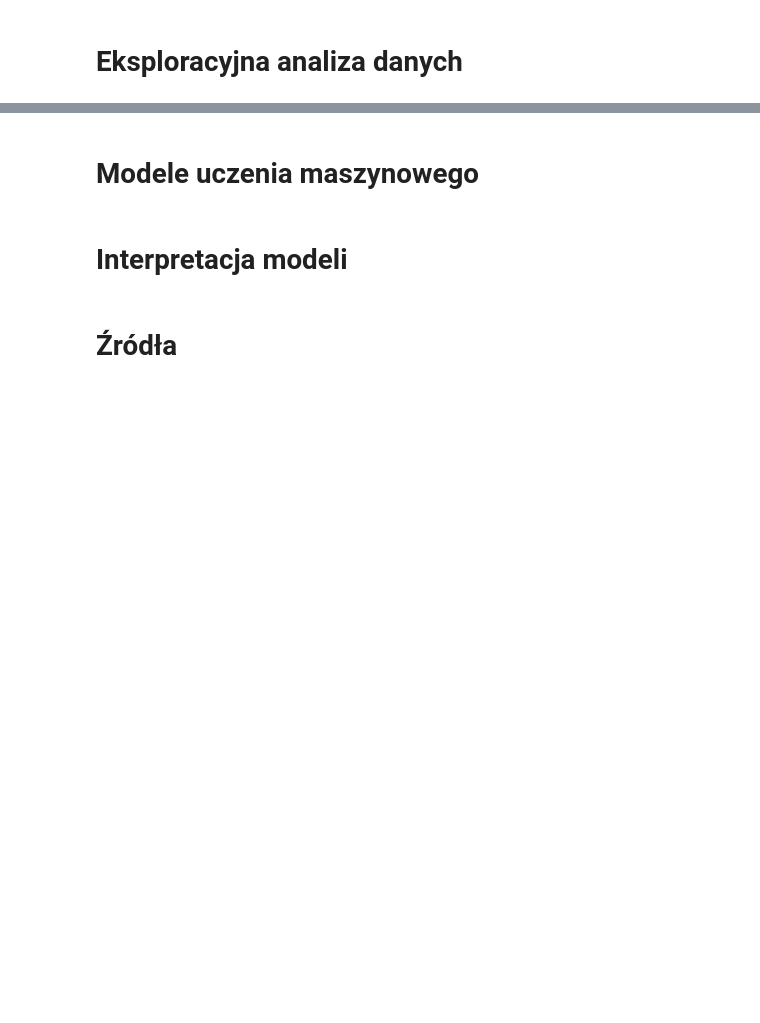
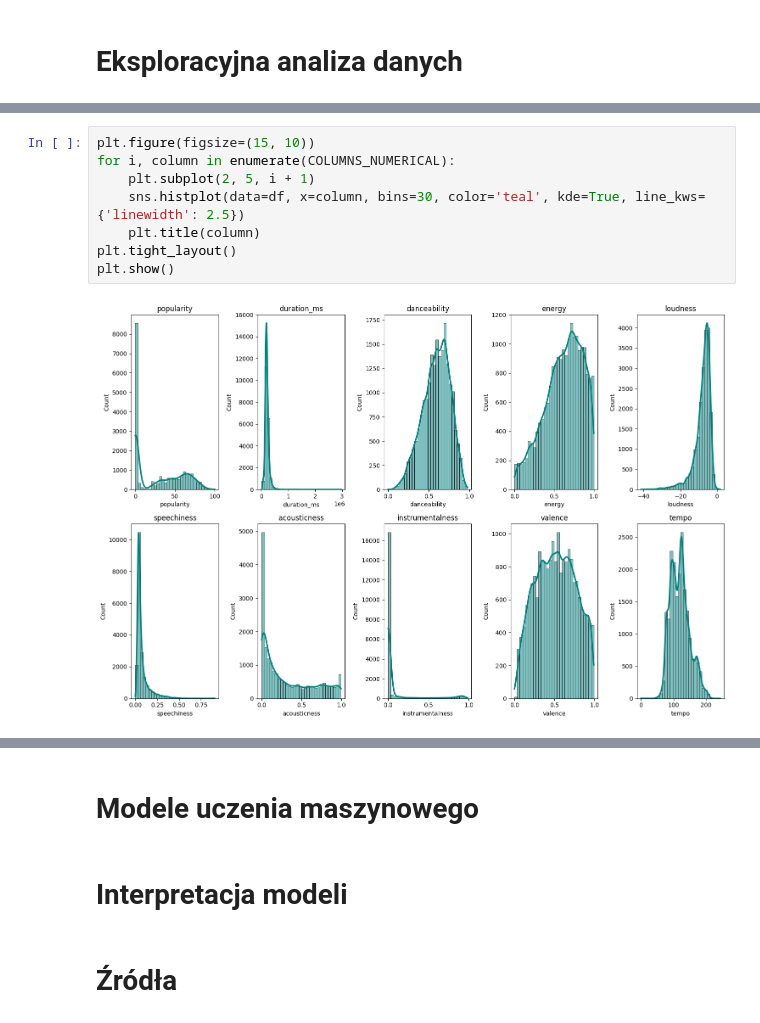
Before and after one commit to anras5/songs-classifier, a Jupyter notebook: data-analysis/src/analysis.ipynb, the cells around one changed output, grey strips where cells are left out. Saved outputs shown, nothing was run; the diff lists cells and outputs as text; blank space fills up the shorter version.

Commit message:
Add plots

```diff
--- a/data-analysis/src/analysis.ipynb
+++ b/data-analysis/src/analysis.ipynb
@@ -111,0 +145,10 @@ W powyższej tabeli przedstawione zostały statystyki dotyczące każdego z atry
+# %%
+plt.figure(figsize=(15, 10))
+for i, column in enumerate(COLUMNS_NUMERICAL):
+    plt.subplot(2, 5, i + 1)
+    sns.histplot(data=df, x=column, bins=30, color='teal', kde=True, line_kws={'linewidth': 2.5})
+    plt.title(column)
+plt.tight_layout()
+plt.show()
+# %% [output]
+[figure, added]
```
Also changed, not shown: parts of 25 cells of this notebook.
